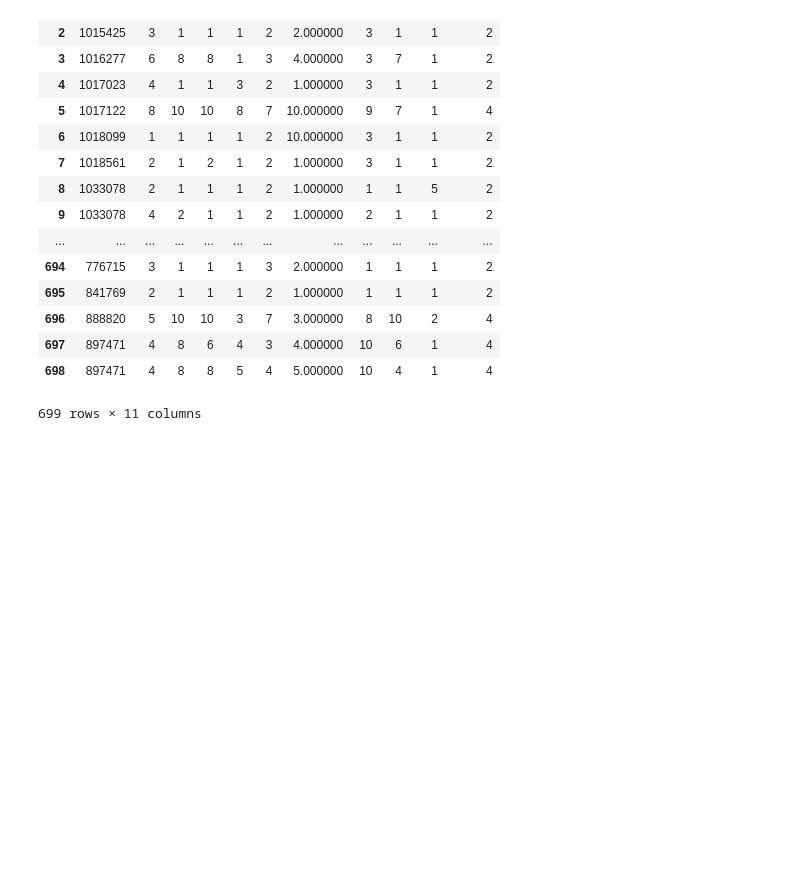
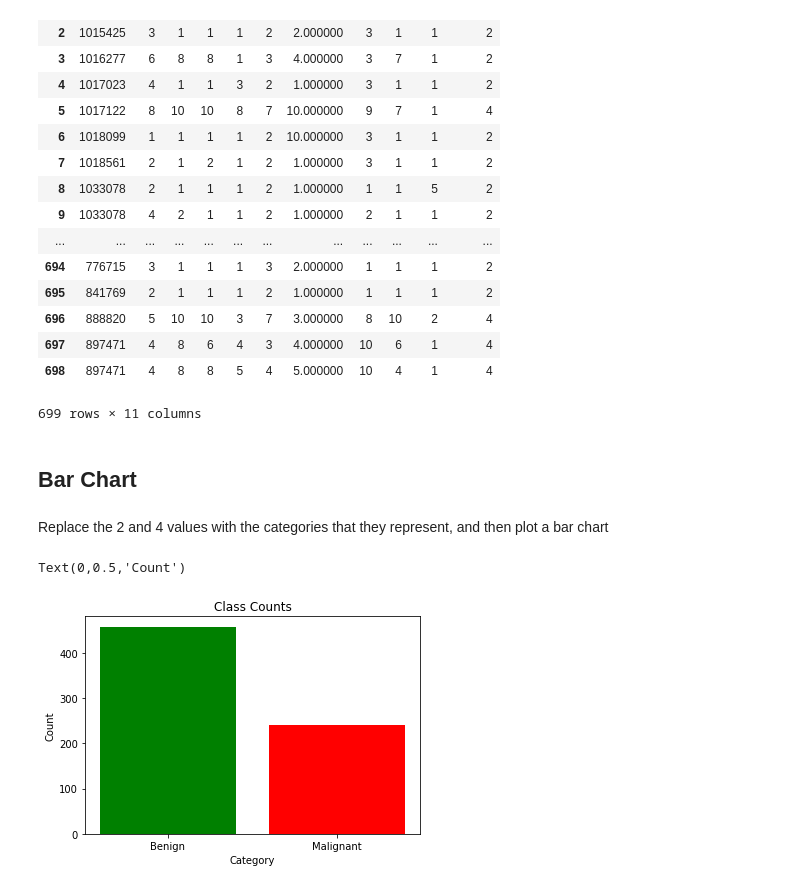
Before and after one commit to gplatt-iu/Python-Final, a Jupyter notebook: code_files/Final_Project_Phase_1.ipynb, the cells around one changed output. Drawn from its saved outputs; the diff is of its cells as text; code cells hidden in the pictures; blank space fills up the shorter version.

```diff
--- a/code_files/Final_Project_Phase_1.ipynb
+++ b/code_files/Final_Project_Phase_1.ipynb
@@ -70,3 +72,19 @@ dtype: float64
 | 697 | 897471 | 4 | 8 | 6 | 4 | 3 | 4.000000 | 10 | 6 | 1 | 4 |
 | 698 | 897471 | 4 | 8 | 8 | 5 | 4 | 5.000000 | 10 | 4 | 1 | 4 |
 699 rows × 11 columns
+# %% [markdown]
+## Bar Chart
+# %% [markdown]
+Replace the 2 and 4 values with the categories that they represent, and then plot a bar chart
+# %%
+class_counts = df.groupby(['CLASS'], as_index=False).count()
+class_counts['CLASS'] = class_counts['CLASS'].replace(2, 'Benign').replace(4,'Malignant')
+barx = class_counts['CLASS']
+bary = class_counts['Scn']
+plt.bar(barx,bary,color=['green', 'red'])
+plt.title('Class Counts')
+plt.xlabel('Category')
+plt.ylabel('Count')
+# %% [output]
+Text(0,0.5,'Count')
+[figure, added]
```
Also changed, not shown: parts of 9 cells of this notebook.
